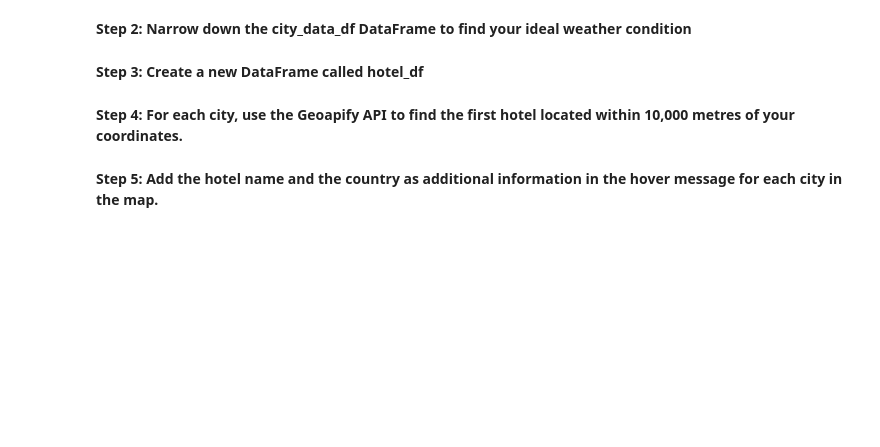
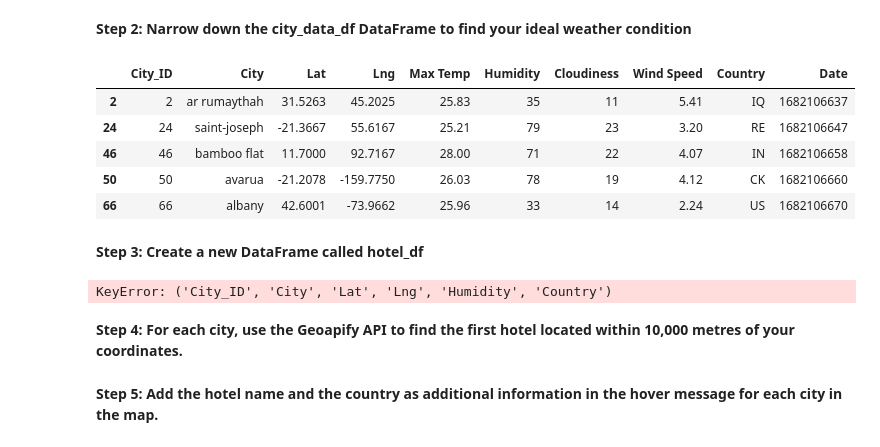
Before and after one commit to m-janssens-boop/python_api_challenge, a Jupyter notebook: WeatherPy/VacationPy.ipynb, the cells around one changed output. Cells and saved outputs as stored; diff of their text form; code cells hidden in the pictures; blank space fills up the shorter version.

Commit message:
hotels data frame created

```diff
--- a/WeatherPy/VacationPy.ipynb
+++ b/WeatherPy/VacationPy.ipynb
@@ -36,24 +48,38 @@ city_data_df.head()
 **Step 2: Narrow down the city_data_df DataFrame to find your ideal weather condition**
 # %%
 # Narrow down cities that fit criteria and drop any results with null values
-# YOUR CODE HERE
+vacay_cities_df = city_data_df[(city_data_df['Cloudiness'] <= 25) &
+              (city_data_df['Max Temp'] >= 19) &
+              (city_data_df['Max Temp'] <= 29) &
+              (city_data_df['Wind Speed'] <= 6)]
 
 # Drop any rows with null values
-# YOUR CODE HERE
+vacay_cities_df = vacay_cities_df.dropna()
 
 # Display sample data
-# YOUR CODE HERE
+vacay_cities_df.head()
+# %% [output]
+|  | City_ID | City | Lat | Lng | Max Temp | Humidity | Cloudiness | Wind Speed | Country | Date |
+| 2 | 2 | ar rumaythah | 31.5263 | 45.2025 | 25.83 | 35 | 11 | 5.41 | IQ | 1682106637 |
+| 24 | 24 | saint-joseph | -21.3667 | 55.6167 | 25.21 | 79 | 23 | 3.20 | RE | 1682106647 |
+| 46 | 46 | bamboo flat | 11.7000 | 92.7167 | 28.00 | 71 | 22 | 4.07 | IN | 1682106658 |
+| 50 | 50 | avarua | -21.2078 | -159.7750 | 26.03 | 78 | 19 | 4.12 | CK | 1682106660 |
+| 66 | 66 | albany | 42.6001 | -73.9662 | 25.96 | 33 | 14 | 2.24 | US | 1682106670 |
 # %% [markdown]
 **Step 3: Create a new DataFrame called hotel_df**
 # %%
 # Use the Pandas copy function to create DataFrame called hotel_df to store the city, country, coordinates, and humidity
-# YOUR CODE HERE
+hotel_df = vacay_cities_df.copy()
+
+hotel_df = hotel_df['City_ID', 'City', 'Lat', 'Lng', 'Humidity', 'Country']
 
 # Add an empty column, "Hotel Name," to the DataFrame so you can store the hotel found using the Geoapify API
 # YOUR CODE HERE
 
 # Display sample data
 # YOUR CODE HERE
+# %% [output]
+KeyError: ('City_ID', 'City', 'Lat', 'Lng', 'Humidity', 'Country')
 # %% [markdown]
 **Step 4: For each city, use the Geoapify API to find the first hotel located within 10,000 metres of your coordinates.**
 # %%
```
Also changed, not shown: parts of 2 cells of this notebook.
